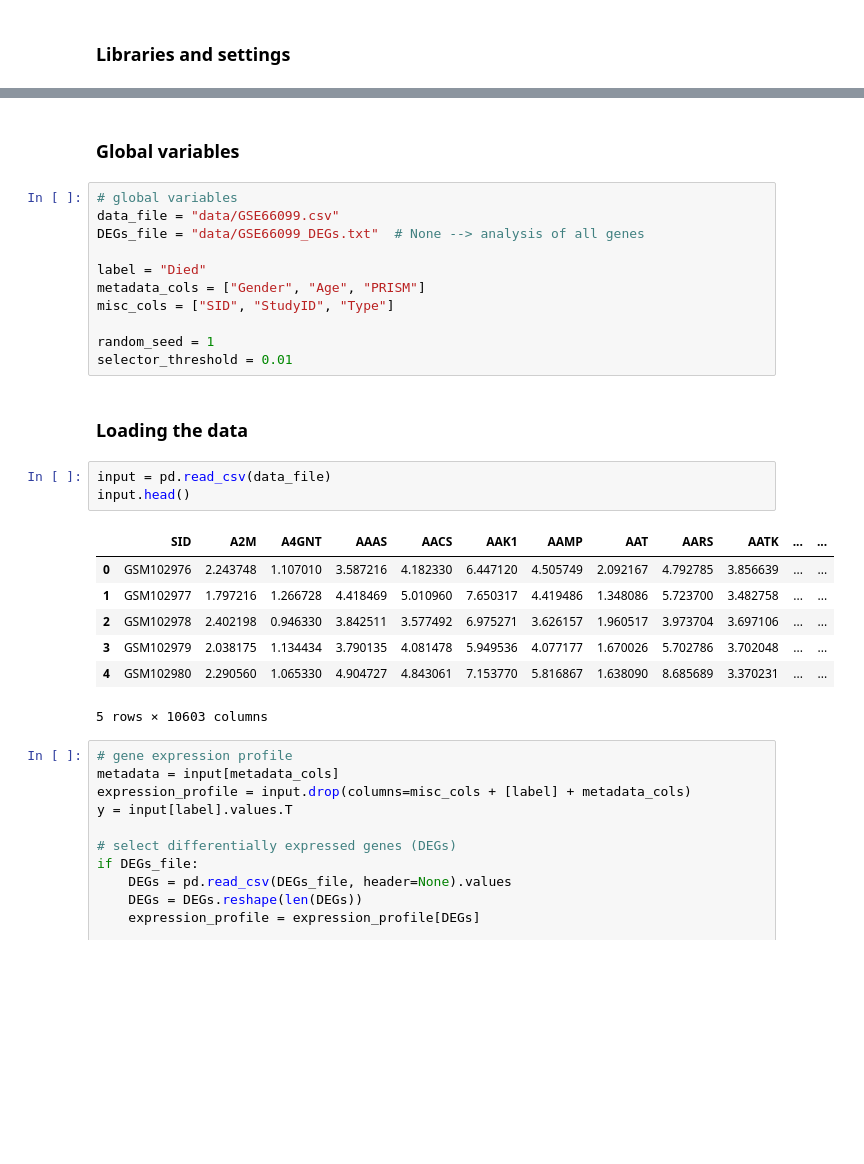
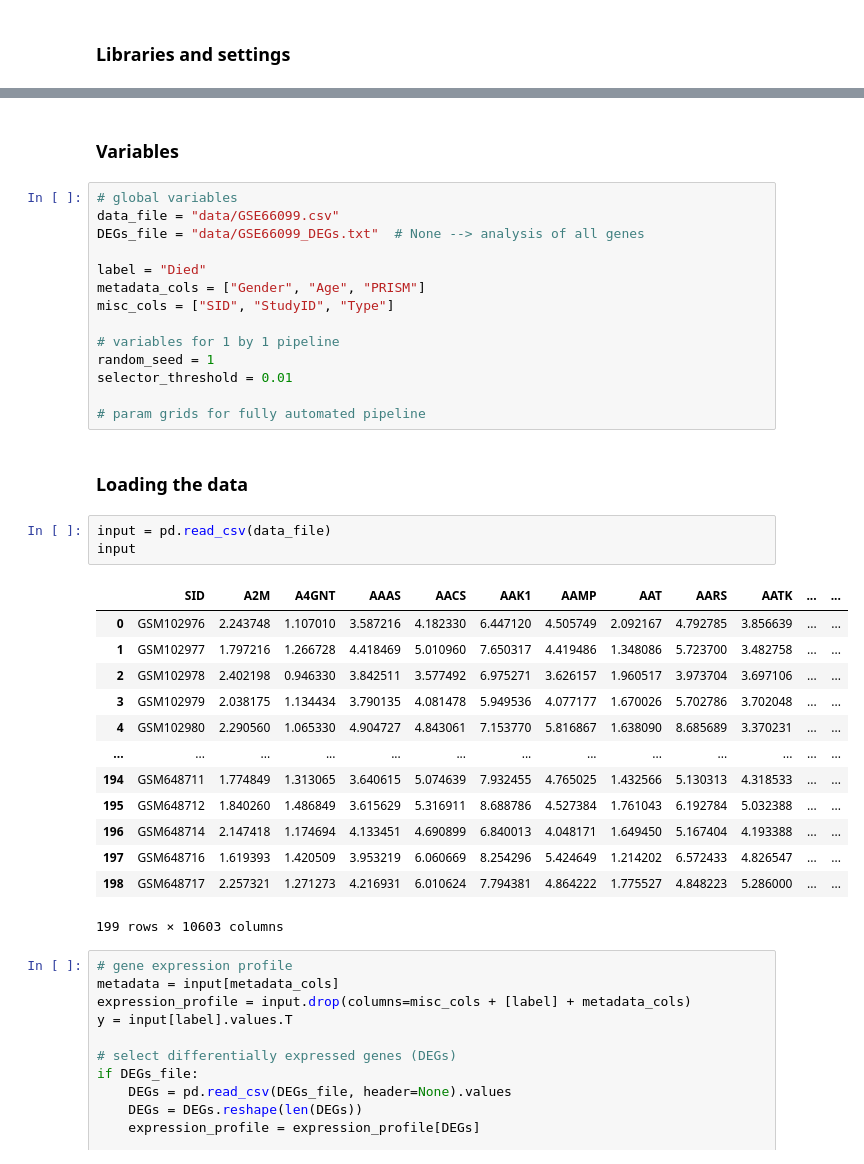
Before and after one commit to f1lem0n/SIRS-genomics, a Jupyter notebook: main.ipynb, the cells around one changed output, grey strips where cells are left out. Saved outputs shown, nothing was run; the diff lists cells and outputs as text; blank space fills up the shorter version.

```diff
--- a/main.ipynb
+++ b/main.ipynb
@@ -35,8 +37,8 @@ simplefilter(action="ignore", category=pd.errors.PerformanceWarning)
 ![](images/flowchart.png)
 
 ---
-# %% [markdown]
-### Global variables
+# %% [markdown]
+###  Variables
 # %%
 # global variables
 data_file = "data/GSE66099.csv"
@@ -46,21 +48,30 @@ label = "Died"
 metadata_cols = ["Gender", "Age", "PRISM"]
 misc_cols = ["SID", "StudyID", "Type"]
 
+# variables for 1 by 1 pipeline
 random_seed = 1
 selector_threshold = 0.01
+
+# param grids for fully automated pipeline
 # %% [markdown]
 ### Loading the data
 # %%
 input = pd.read_csv(data_file)
-input.head()
+input
 # %% [output]
 |  | SID | A2M | A4GNT | AAAS | AACS | AAK1 | AAMP | AAT | AARS | AATK | ... | ... |
 | 0 | GSM102976 | 2.243748 | 1.107010 | 3.587216 | 4.182330 | 6.447120 | 4.505749 | 2.092167 | 4.792785 | 3.856639 | ... | ... |
 | 1 | GSM102977 | 1.797216 | 1.266728 | 4.418469 | 5.010960 | 7.650317 | 4.419486 | 1.348086 | 5.723700 | 3.482758 | ... | ... |
 | 2 | GSM102978 | 2.402198 | 0.946330 | 3.842511 | 3.577492 | 6.975271 | 3.626157 | 1.960517 | 3.973704 | 3.697106 | ... | ... |
 | 3 | GSM102979 | 2.038175 | 1.134434 | 3.790135 | 4.081478 | 5.949536 | 4.077177 | 1.670026 | 5.702786 | 3.702048 | ... | ... |
 | 4 | GSM102980 | 2.290560 | 1.065330 | 4.904727 | 4.843061 | 7.153770 | 5.816867 | 1.638090 | 8.685689 | 3.370231 | ... | ... |
+| ... | ... | ... | ... | ... | ... | ... | ... | ... | ... | ... | ... | ... |
+| 194 | GSM648711 | 1.774849 | 1.313065 | 3.640615 | 5.074639 | 7.932455 | 4.765025 | 1.432566 | 5.130313 | 4.318533 | ... | ... |
+| 195 | GSM648712 | 1.840260 | 1.486849 | 3.615629 | 5.316911 | 8.688786 | 4.527384 | 1.761043 | 6.192784 | 5.032388 | ... | ... |
+| 196 | GSM648714 | 2.147418 | 1.174694 | 4.133451 | 4.690899 | 6.840013 | 4.048171 | 1.649450 | 5.167404 | 4.193388 | ... | ... |
+| 197 | GSM648716 | 1.619393 | 1.420509 | 3.953219 | 6.060669 | 8.254296 | 5.424649 | 1.214202 | 6.572433 | 4.826547 | ... | ... |
+| 198 | GSM648717 | 2.257321 | 1.271273 | 4.216931 | 6.010624 | 7.794381 | 4.864222 | 1.775527 | 4.848223 | 5.286000 | ... | ... |
-5 rows × 10603 columns
+199 rows × 10603 columns
 # %%
 # gene expression profile
 metadata = input[metadata_cols]
```
Also changed, not shown: parts of 14 cells of this notebook.
